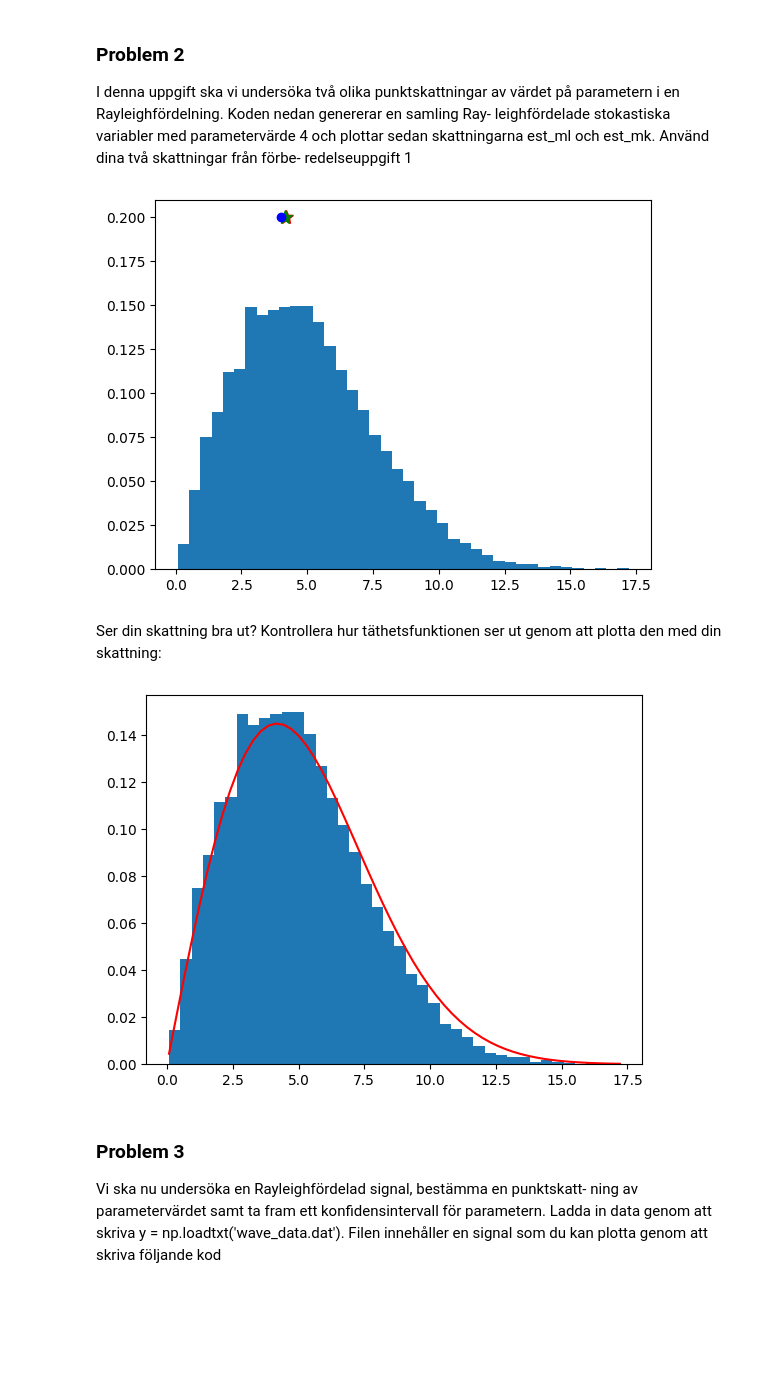
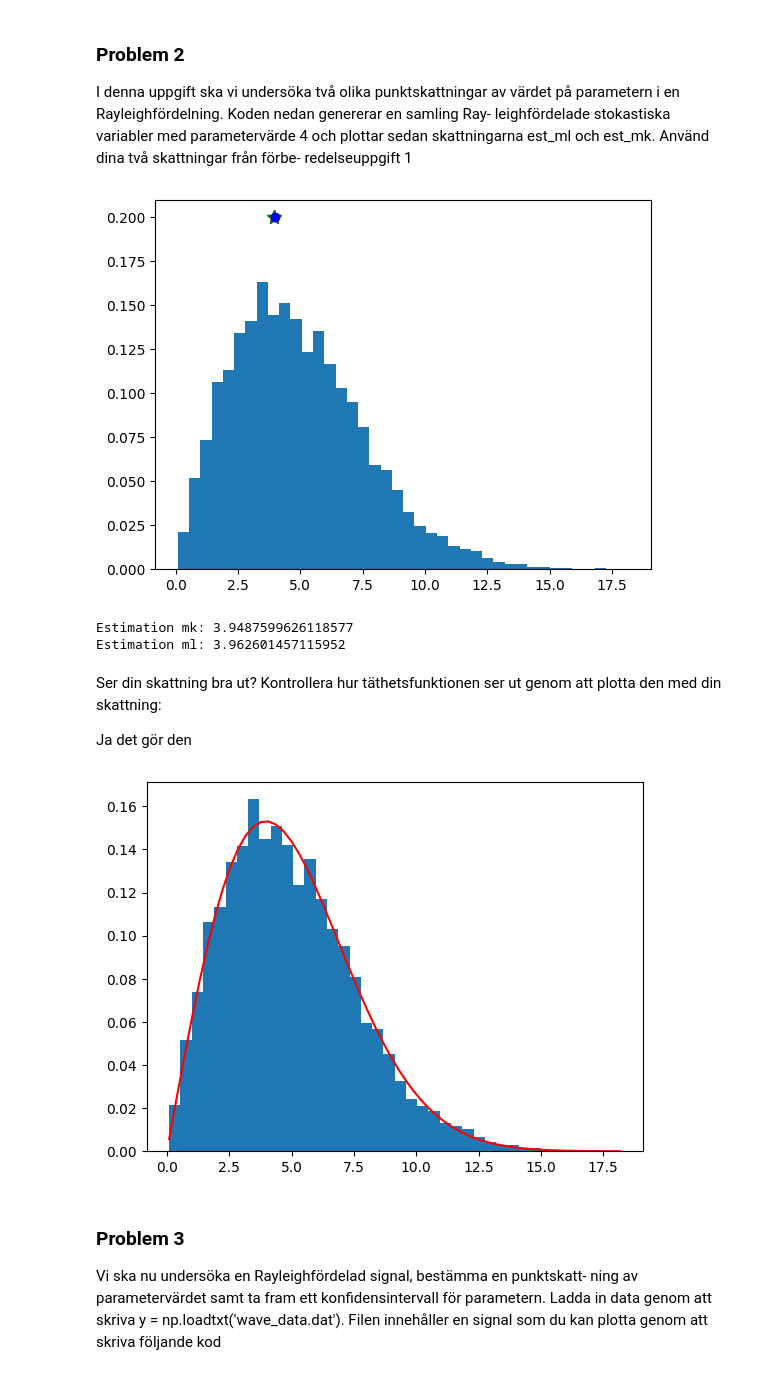
Before and after one commit to GGisMee/Sanstat-SF1918-laborationer, a Jupyter notebook: Labb2/l2.ipynb, the cells around one changed output. Drawn from its saved outputs; the diff is of its cells as text; code cells hidden in the pictures; blank space fills up the shorter version.

```diff
--- a/Labb2/l2.ipynb
+++ b/Labb2/l2.ipynb
@@ -138,24 +138,31 @@ redelseuppgift 1
 # %%
 ## Problem 2: Maximum likelihood, minsta kvadrat
 M = 10000
 b = 4
 # Simulera M utfall med parameter b.
 x = stats.rayleigh.rvs(scale=b, size=M)
 # Skapa figur och plotta histogrammet.
 plt.figure()
 plt.hist(x, 40, density=True)
-est_ml = ml_estimation# Skriv din ML-skattning här
-est_mk = mk_estimation # Skriv din MK-skattning här
+est_ml = np.sqrt((np.sum(x**2)/(2*len(x))))# Skriv din ML-skattning här
+est_mk = np.mean(x)*np.sqrt(2/np.pi) # Skriv din MK-skattning här
 # Plotta de två skattningarna.
 plt.plot(est_ml, 0.2, 'r*', markersize=10)
 plt.plot(est_mk, 0.2, 'g*', markersize=10)
 plt.plot(b, 0.2, 'bo')
 plt.show()
+
+print(f"Estimation mk: {est_mk}")
+print(f"Estimation ml: {est_ml}")
 # %% [output]
-[figure, old version]
+[figure, new version]
+Estimation mk: 3.9487599626118577
+Estimation ml: 3.962601457115952
 # %% [markdown]
 Ser din skattning bra ut? Kontrollera hur täthetsfunktionen ser ut genom
 att plotta den med din skattning:
+
+Ja det gör den
 # %%
 ## Problem 2: Maximum likelihood, minsta kvadrat (forts.)
 # Skapa figur.
@@ -168,7 +175,7 @@ pdf = stats.rayleigh.pdf(x_grid, scale=est_ml)
 plt.plot(x_grid, pdf, 'r')
 plt.show()
 # %% [output]
-[figure, old version]
+[figure, new version]
 # %% [markdown]
 ### Problem 3
 Vi ska nu undersöka en Rayleighfördelad signal, bestämma en punktskatt-
```
Also changed, not shown: parts of 8 cells of this notebook.
